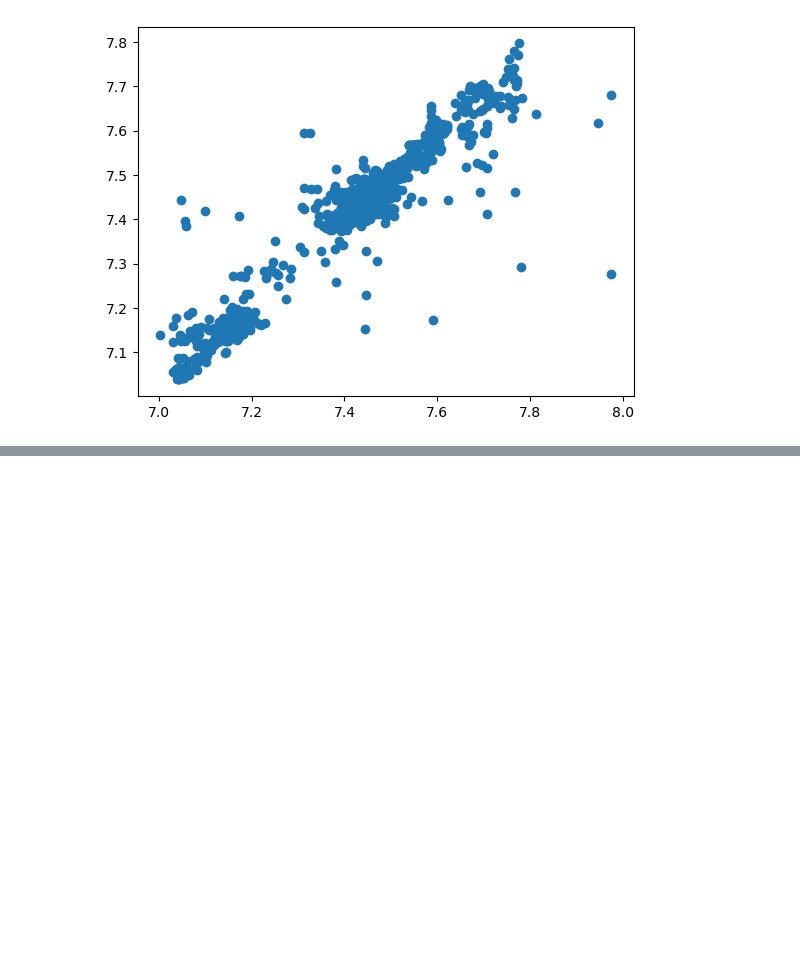
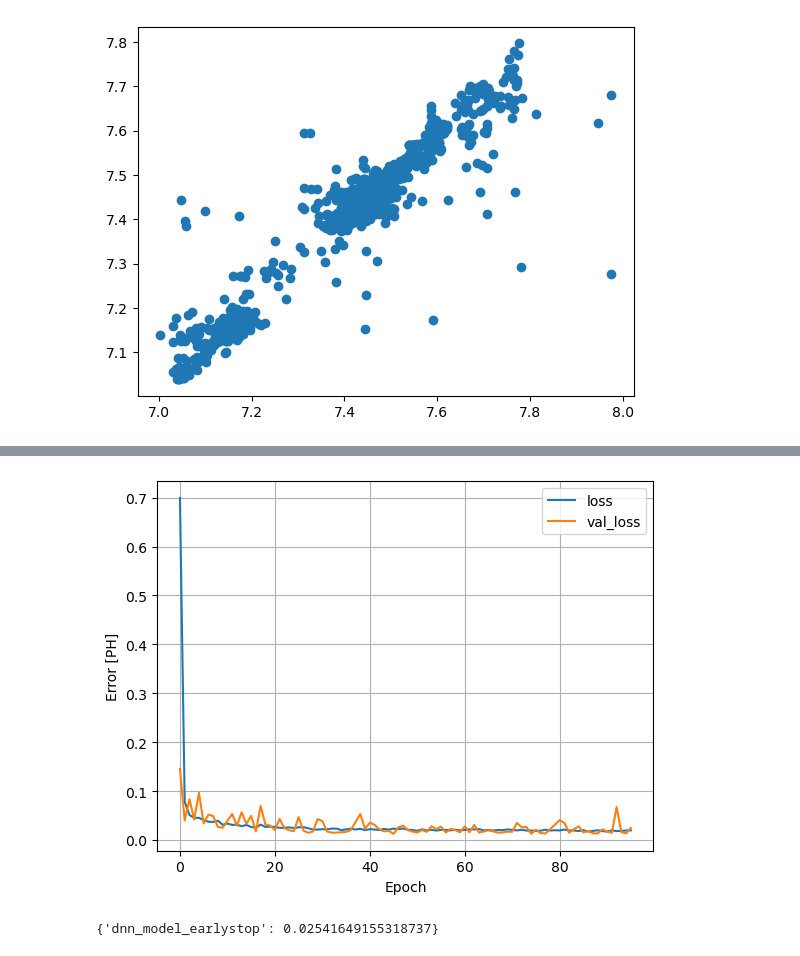
Before and after one commit to lutimoth/RIIPEN_ANTLER, a Jupyter notebook: Tim_Notebooks/Modeling.ipynb, the cells around one changed output, grey strips where cells are left out. Cells and saved outputs as stored; diff of their text form; code cells hidden in the pictures; blank space fills up the shorter version.

Commit message:
initial keras

```diff
--- a/Tim_Notebooks/Modeling.ipynb
+++ b/Tim_Notebooks/Modeling.ipynb
@@ -360,0 +398,5 @@ plt.scatter(x=y_test, y=y_tuned_pred)
+# %%
+ph_input = tf.keras.layers.Input(shape=(8,))
+# %%
+ph_model = build_and_compile_model(ph_input)
+ph_model.summary()
@@ -360,0 +422,7 @@ plt.scatter(x=y_test, y=y_tuned_pred)
+# %%
+ph_fit = ph_model.fit(
+    X_train,
+    y_train,
+    validation_split=0.3,
+    verbose=1, epochs=500,
+    callbacks=[early_stopping])
@@ -360,0 +447,12 @@ plt.scatter(x=y_test, y=y_tuned_pred)
+# %%
+def plot_loss(history):
+    plt.plot(history.history['loss'], label='loss')
+    plt.plot(history.history['val_loss'], label='val_loss')
+    plt.xlabel('Epoch')
+    plt.ylabel('Error [PH]')
+    plt.legend()
+    plt.grid(True)
+# %%
+plot_loss(ph_fit)
+# %% [output]
+[figure, added]
@@ -360,0 +462,4 @@ plt.scatter(x=y_test, y=y_tuned_pred)
+# %%
+tf_results
+# %% [output]
+{'dnn_model_earlystop': 0.02541649155318737}
```
Also changed, not shown: parts of 25 cells of this notebook, 5 other files.
